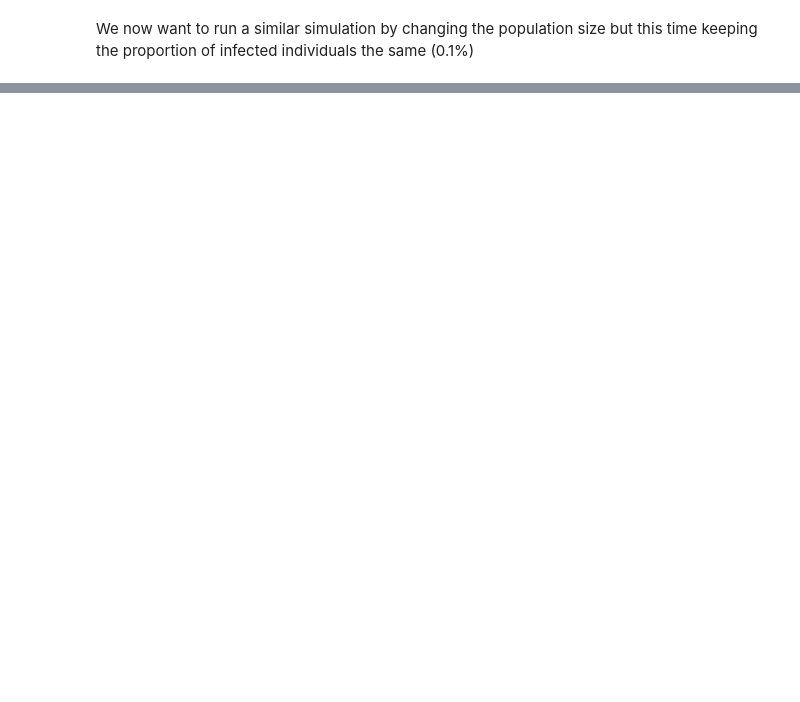
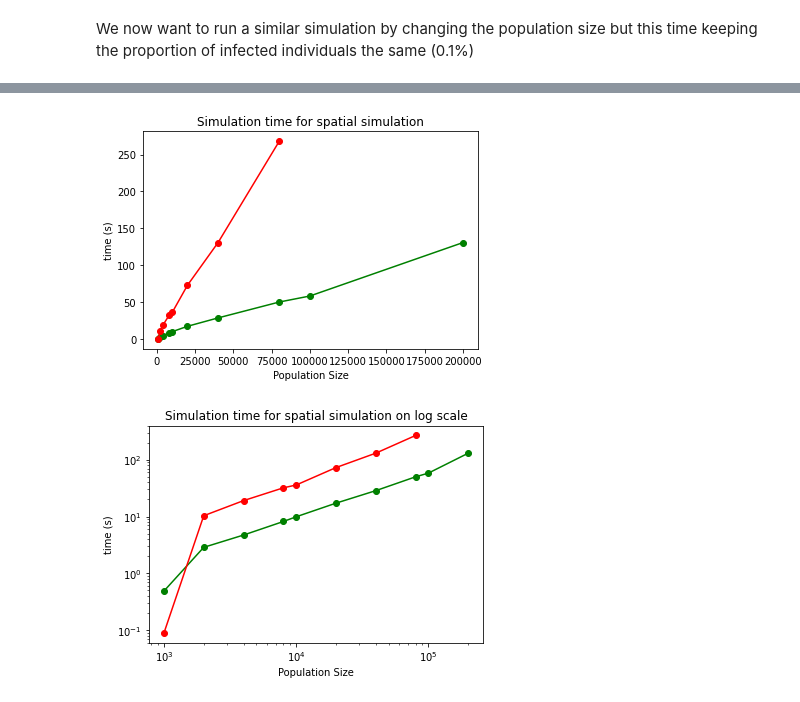
Before and after one commit to SABS-R3-Epidemiology/epiabm, a Jupyter notebook: python_examples/sim_speeds/sim_speeds.ipynb, the cells around one changed output, grey strips where cells are left out. Drawn from its saved outputs; the diff is of its cells as text; code cells hidden in the pictures; blank space fills up the shorter version.

```diff
--- a/python_examples/sim_speeds/sim_speeds.ipynb
+++ b/python_examples/sim_speeds/sim_speeds.ipynb
@@ -199,0 +303,33 @@ plt.show()
+# %%
+# Plotting graph code
+x = pop_sizes
+y = sim_times
+df = pd.read_csv('old_intervention_spatial_speeds.csv')
+old_x = df['pop_size']
+old_y = df['sim_time']
+# %%
+
+# Plot on linear scale
+plt.title("Simulation time for spatial simulation")
+plt.xlabel('Population Size')
+plt.xscale('linear')
+plt.yscale('linear')
+plt.ylabel('time (s)')
+plt.plot(x, y, marker='o', c='g')
+plt.plot(old_x, old_y, marker='o', c='r')
+
+plt.show()
+
+# Plot on log scale
+plt.title("Simulation time for spatial simulation on log scale")
+plt.xlabel('Population Size')
+plt.xscale('log')
+plt.yscale('log')
+plt.ylabel('time (s)')
+plt.plot(x, y, marker='o', c='g')
+plt.plot(old_x, old_y, marker='o', c='r')
+
+plt.show()
+# %% [output]
+[figure, added]
+[figure, added]
```
Also changed, not shown: parts of 8 cells of this notebook.
